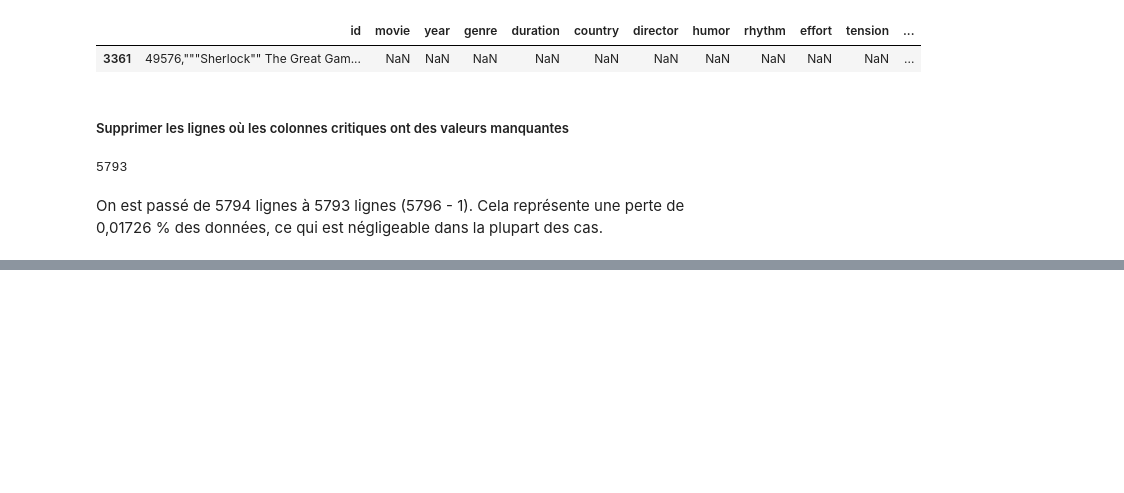
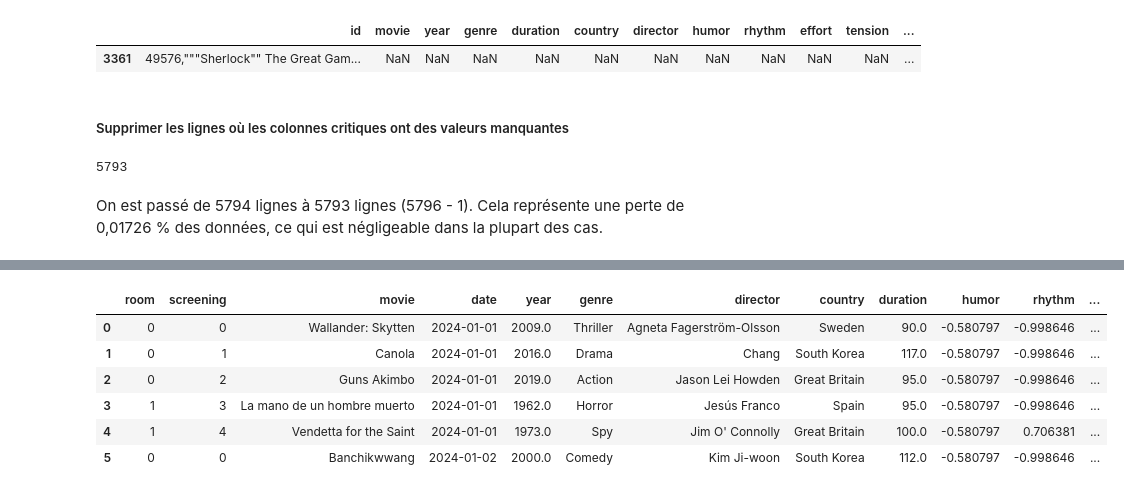
Before and after one commit to miligp/Cinema-Screening-Rules-Challenge, a Jupyter notebook: Cleaning_Data.ipynb, the cells around one changed output, grey strips where cells are left out. Cells and saved outputs as stored; diff of their text form; code cells hidden in the pictures; blank space fills up the shorter version.

```diff
--- a/Cleaning_Data.ipynb
+++ b/Cleaning_Data.ipynb
@@ -427,0 +532,11 @@ Cela représente une perte de 0,01726 % des données, ce qui est négligeable da
+# %%
+from datetime import datetime, timedelta
+
+reference_date = datetime(2024, 1, 9)
+
+def calculate_date(week, day):
+    total_days = (week - 1) * 7 + (day - 1)
+    return reference_date + timedelta(days=total_days)
+
+
+df_ps['date'] = df_ps.apply(lambda row: calculate_date(row['week'], row['day']), axis=1)
@@ -427,0 +559,2 @@ Cela représente une perte de 0,01726 % des données, ce qui est négligeable da
+# %%
+df_ps.drop(columns=['week', 'day'], inplace=True)
@@ -427,0 +570,15 @@ Cela représente une perte de 0,01726 % des données, ce qui est négligeable da
+# %%
+movies_clean = pd.read_csv('movies_clean.csv', header = 0)
+
+columns_to_keep = ['movie', 'year', 'genre', 'director', 'country', 'duration', 'humor', 'rhythm', 'effort', 'tension', 'vote', 'avg_vote']
+merged_data = df_ps.merge(movies_clean[columns_to_keep],on='movie', how='left')
+
+merged_data.head(6)
+# %% [output]
+|  | room | screening | movie | date | year | genre | director | country | duration | humor | rhythm | ... |
+| 0 | 0 | 0 | Wallander: Skytten | 2024-01-01 | 2009.0 | Thriller | Agneta Fagerström-Olsson | Sweden | 90.0 | -0.580797 | -0.998646 | ... |
+| 1 | 0 | 1 | Canola | 2024-01-01 | 2016.0 | Drama | Chang | South Korea | 117.0 | -0.580797 | -0.998646 | ... |
+| 2 | 0 | 2 | Guns Akimbo | 2024-01-01 | 2019.0 | Action | Jason Lei Howden | Great Britain | 95.0 | -0.580797 | -0.998646 | ... |
+| 3 | 1 | 3 | La mano de un hombre muerto | 2024-01-01 | 1962.0 | Horror | Jesús Franco | Spain | 95.0 | -0.580797 | -0.998646 | ... |
+| 4 | 1 | 4 | Vendetta for the Saint | 2024-01-01 | 1973.0 | Spy | Jim O' Connolly | Great Britain | 100.0 | -0.580797 | 0.706381 | ... |
+| 5 | 0 | 0 | Banchikwwang | 2024-01-02 | 2000.0 | Comedy | Kim Ji-woon | South Korea | 112.0 | -0.580797 | -0.998646 | ... |
```
Also changed, not shown: parts of 19 cells of this notebook.
